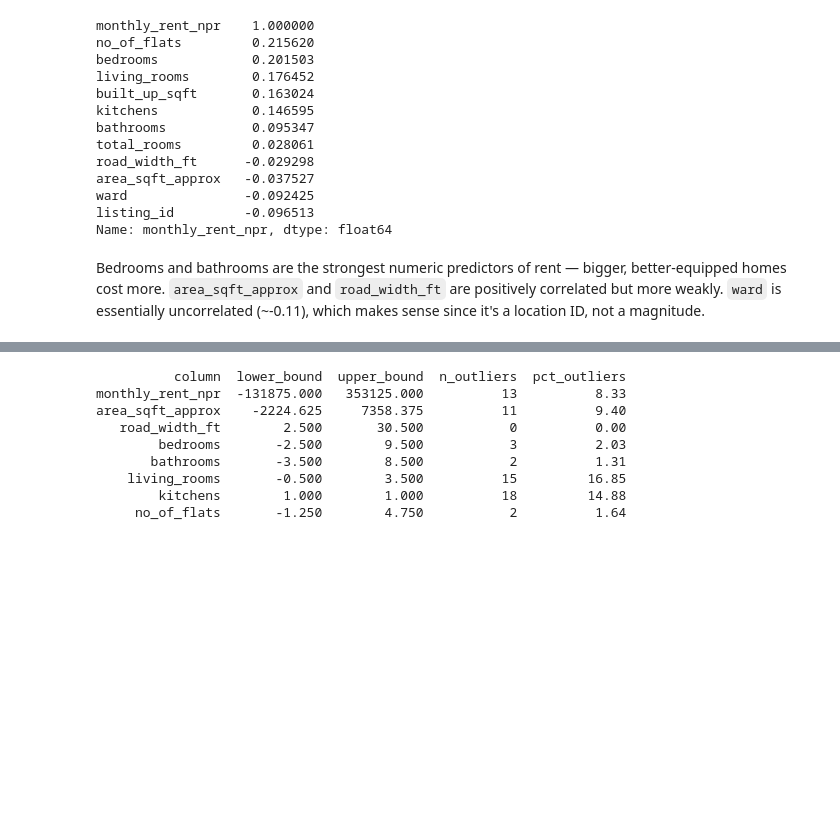
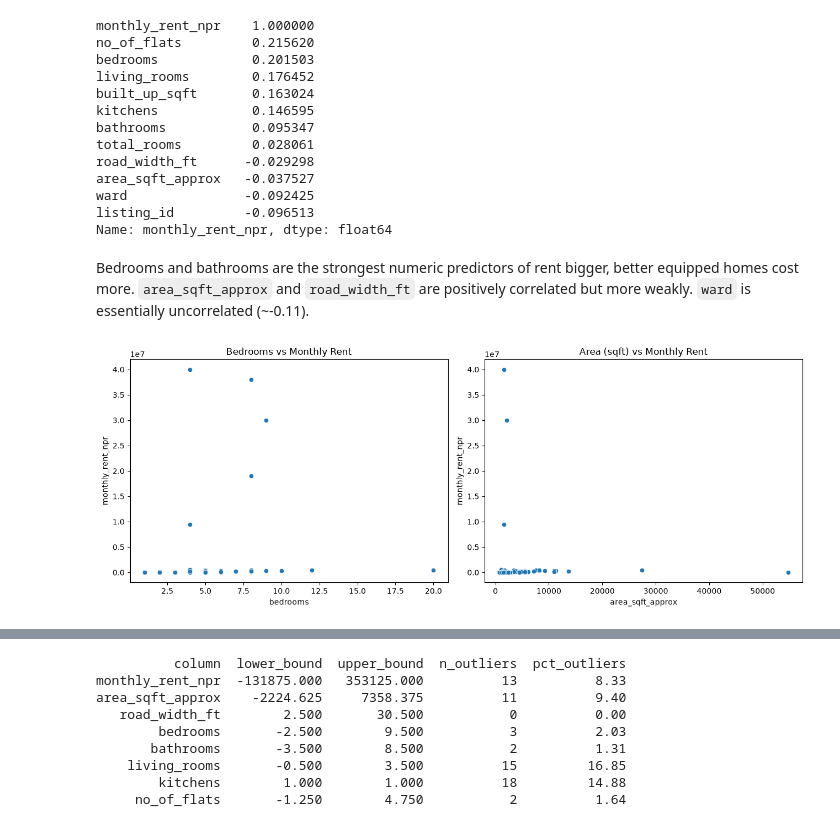
Before and after one commit to Anisha-Rijal-09/Kathmandu-Rental-Price-Predictor, a Jupyter notebook: nepal_rental_main.ipynb, the cells around one changed output, grey strips where cells are left out. Drawn from its saved outputs; the diff is of its cells as text; code cells hidden in the pictures; blank space fills up the shorter version.

```diff
--- a/nepal_rental.ipynb
+++ b/nepal_rental_main.ipynb
@@ -137,4 +137,17 @@ ward               -0.092425
 listing_id         -0.096513
 Name: monthly_rent_npr, dtype: float64
 # %% [markdown]
-Bedrooms and bathrooms are the strongest numeric predictors of rent — bigger, better-equipped homes cost more. `area_sqft_approx` and `road_width_ft` are positively correlated but more weakly. `ward` is essentially uncorrelated (~-0.11), which makes sense since it's a location ID, not a magnitude.
+Bedrooms and bathrooms are the strongest numeric predictors of rent  bigger, better equipped homes cost more. `area_sqft_approx` and `road_width_ft` are positively correlated but more weakly. `ward` is essentially uncorrelated (~-0.11).
+# %%
+fig, axes = plt.subplots(1, 2, figsize=(13, 5))
+
+sns.scatterplot(data=data, x="bedrooms", y="monthly_rent_npr", ax=axes[0])
+axes[0].set_title("Bedrooms vs Monthly Rent")
+
+sns.scatterplot(data=data, x="area_sqft_approx", y="monthly_rent_npr", ax=axes[1])
+axes[1].set_title("Area (sqft) vs Monthly Rent")
+
+plt.tight_layout()
+plt.show()
+# %% [output]
+[figure, added]
```
Also changed, not shown: parts of 24 cells of this notebook, 1 other file.
